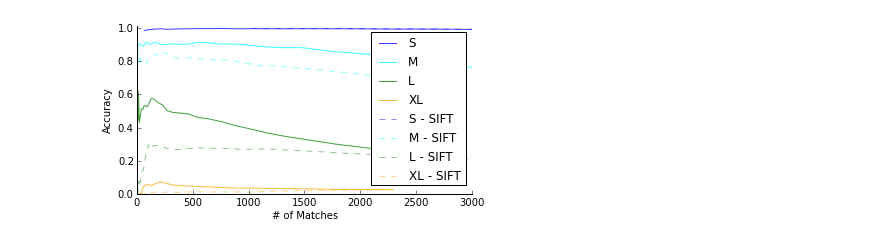
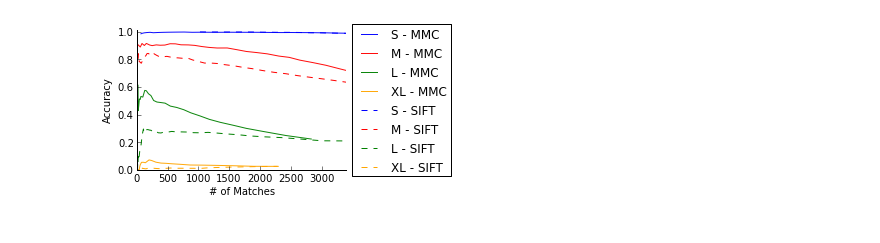
Before and after one commit to arnfred/Mirror-Match, a Jupyter notebook: code/cluster-match/Test View Port.ipynb, the cells around one changed output. Cells and saved outputs as stored; diff of their text form; code cells hidden in the pictures.

```diff
--- a/code/cluster-match/Test View Port.ipynb
+++ b/code/cluster-match/Test View Port.ipynb
@@ -42,6 +42,6 @@ correct_15s, total_15s = matching.folderMatch("Graf15", dt, matching.siftMatch,
 # %%
 #display.accuDetail([correct_12, correct_13, correct_14, correct_15, correct_16], [total_12, total_13, total_14, total_15, total_16], ["Graf12", "Graf13", "Graf14", "Graf15", "Graf16"], treshold = 50)
 # %%
-display.accuPlot([correct_12, correct_13, correct_14, correct_15], [total_12, total_13, total_14, total_15], ["S", "M", "L", "XL"], compareCorrect = [correct_12s, correct_13s, correct_14s, correct_15s], compareTotal = [total_12s, total_13s, total_14s, total_15s], compareLabel = "SIFT", size = (6,3), ylim=(0.0,1.01), xlim=3000)
+display.accuPlot([correct_12, correct_13, correct_14, correct_15], [total_12, total_13, total_14, total_15], ["S - MMC", "M - MMC", "L - MMC", "XL - MMC"], compareCorrect = [correct_12s, correct_13s, correct_14s, correct_15s], compareTotal = [total_12s, total_13s, total_14s, total_15s], compareLegend = ["S - SIFT", "M - SIFT", "L - SIFT", "XL - SIFT"], size = (5,2.5), ylim=(0.0,1.01), xlim=3400, outside = True)
 # %% [output]
-[figure, old version]
+[figure, new version]
```
Also changed, not shown: 10 other files.
